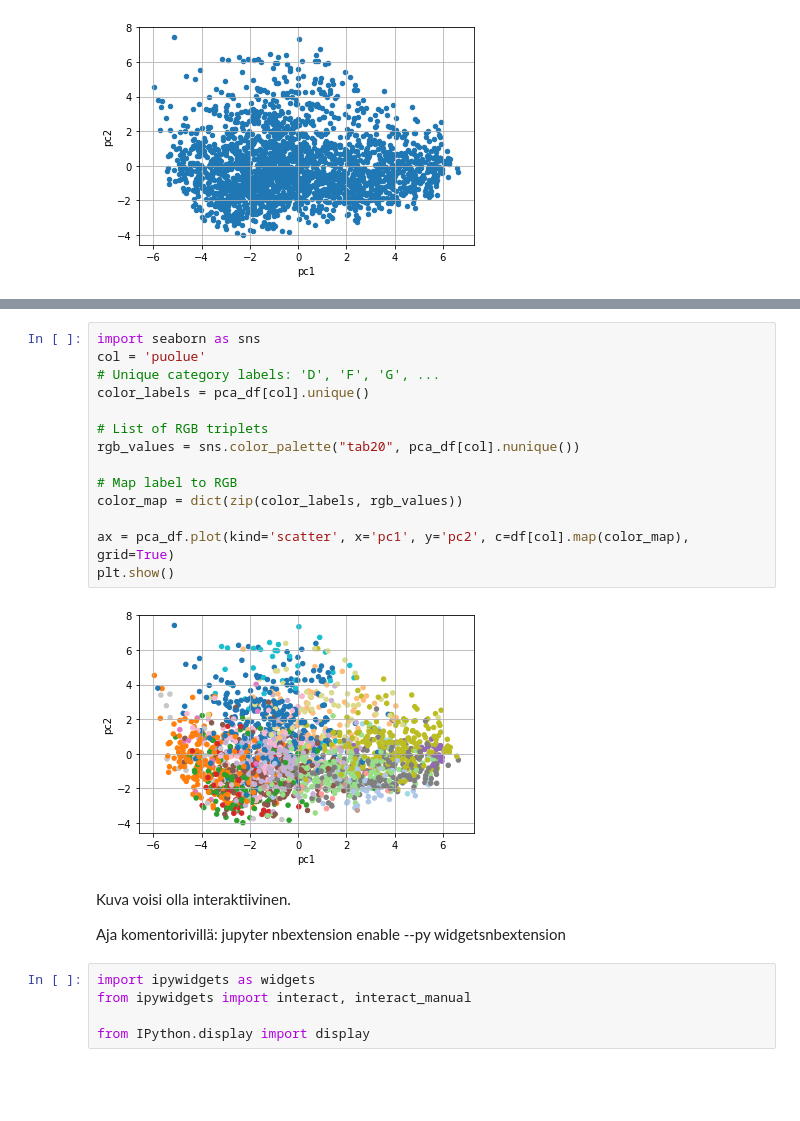
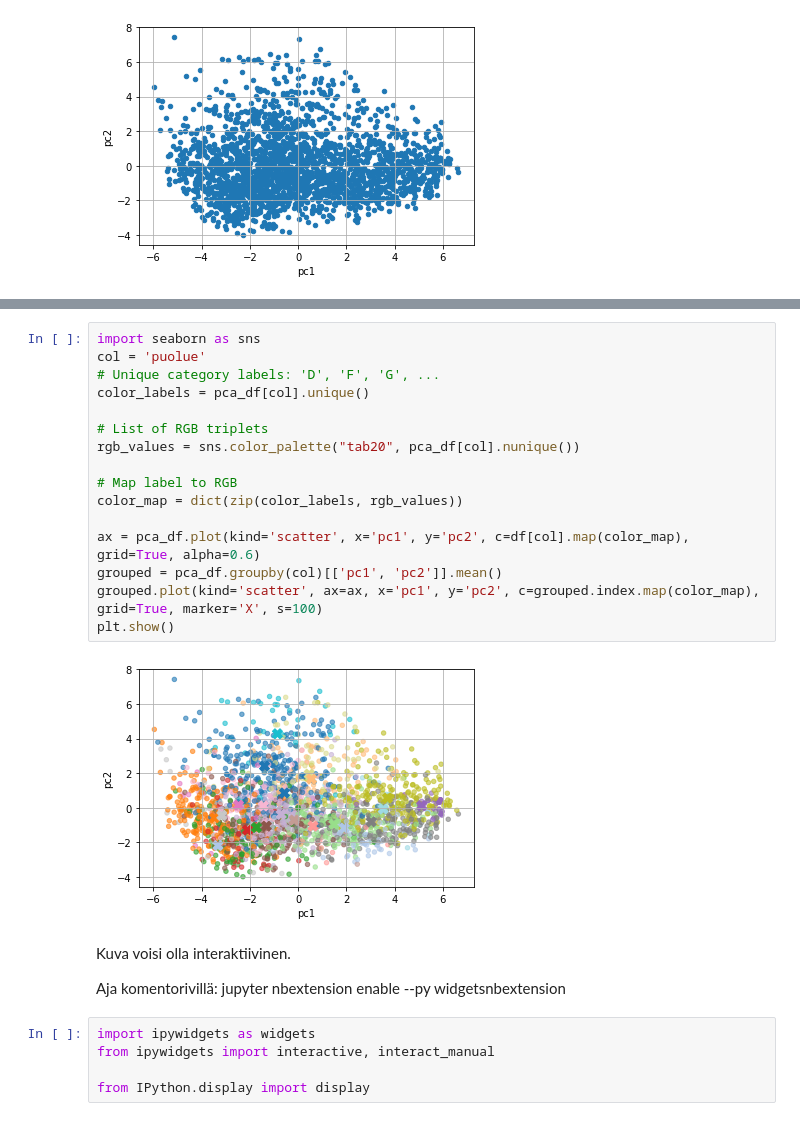
Before and after one commit to jotietav/demo, a Jupyter notebook: inkubio_demo/Demo.ipynb, the cells around one changed output, grey strips where cells are left out. Saved outputs shown, nothing was run; the diff lists cells and outputs as text; blank space fills up the shorter version.

Commit message:
Finish visualization widget

```diff
--- a/inkubio_demo/Demo.ipynb
+++ b/inkubio_demo/Demo.ipynb
@@ -246,26 +246,28 @@ pca_df.head()
 # %%
 import seaborn as sns
 col = 'puolue'
 # Unique category labels: 'D', 'F', 'G', ...
 color_labels = pca_df[col].unique()
 
 # List of RGB triplets
 rgb_values = sns.color_palette("tab20", pca_df[col].nunique())
 
 # Map label to RGB
 color_map = dict(zip(color_labels, rgb_values))
 
-ax = pca_df.plot(kind='scatter', x='pc1', y='pc2', c=df[col].map(color_map), grid=True)
+ax = pca_df.plot(kind='scatter', x='pc1', y='pc2', c=df[col].map(color_map), grid=True, alpha=0.6)
+grouped = pca_df.groupby(col)[['pc1', 'pc2']].mean()
+grouped.plot(kind='scatter', ax=ax, x='pc1', y='pc2', c=grouped.index.map(color_map), grid=True, marker='X', s=100)
 plt.show()
 # %% [output]
-[figure, old version]
+[figure, new version]
 # %% [markdown]
 Kuva voisi olla interaktiivinen.
 
 Aja komentorivillä: jupyter nbextension enable --py widgetsnbextension
 # %%
 import ipywidgets as widgets
-from ipywidgets import interact, interact_manual
+from ipywidgets import interactive, interact_manual
 
 from IPython.display import display
 # %%
```
Also changed, not shown: parts of 1 cell of this notebook.
